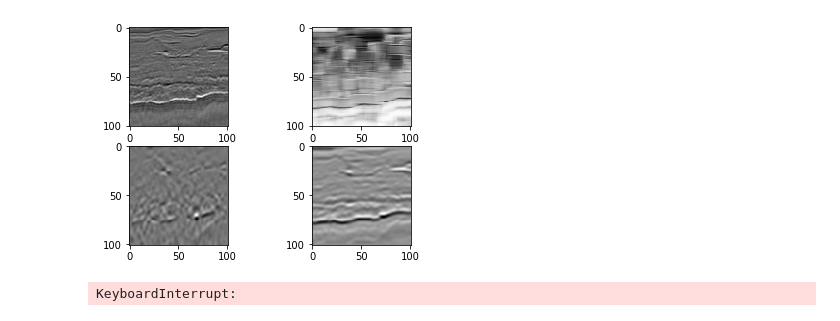
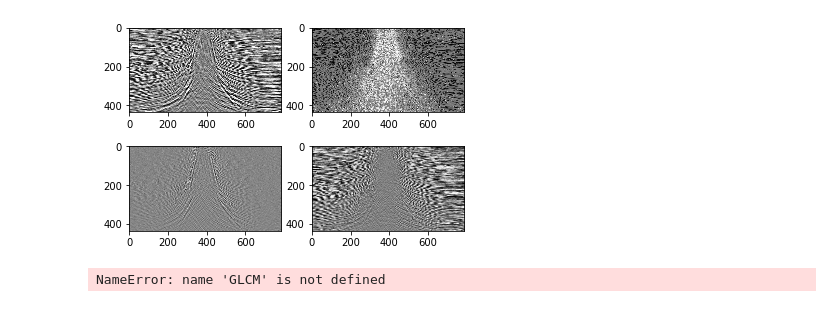
Before and after one commit to cvsaltdome/cv_project, a Jupyter notebook: gl.ipynb, the cells around one changed output. Saved outputs shown, nothing was run; the diff lists cells and outputs as text; code cells hidden in the pictures.

```diff
--- a/gl.ipynb
+++ b/gl.ipynb
@@ -17,7 +17,7 @@ import cv2
 import numpy as np
 import random
 def get_image_files():
-    return glob.glob(os.path.join("data/original", '*.png'))
+    return glob.glob(os.path.join("data/original", '1.png'))
 
 # See PyCharm help at https://www.jetbrains.com/help/pycharm/
 def show_in_plot(img1, img2, img3, img4):
@@ -63,33 +63,38 @@ def treat(img_path):
 
     I = I
 
     patch_size = 3
     Gx = cv2.Sobel(I, cv2.CV_64F, 1, 0, ksize=patch_size)
     Gy = cv2.Sobel(I, cv2.CV_64F, 0, 1, ksize=patch_size)
 
     w, h = I.shape
-    patch_size = 11
+    patch_size = 3
 
     covxx = np.zeros((w, h))
     covxy = np.zeros((w, h))
     covyx = np.zeros((w, h))
     covyy = np.zeros((w, h))
     GLCM=np.zeros((w, h))
 
     for i in range(0, w):
         for j in range(0, h):
             patch = get_patch_at(I, i, j, patch_size)
             glcm = greycomatrix(patch, distances=[1], angles=[90], levels=256,symmetric=True, normed=True)
             GLCM[i,j]=greycoprops(glcm, 'correlation')[0, 0]
 
     covxy = np.abs(covxy)
     covxy = covxy / np.max(covxy)
     # show_in_plot(covxx)
     show_in_plot(I, GLCM, Gx, Gy)
+    GLCM=(GLCM-np.min(GLCM))/np.ptp(GLCM)*255
+    cv2.imwrite('glcm.png', GLCM.astype(np.uint8))
     # show_in_plot(covyy)
 images_path = get_image_files()
 for image in images_path:
     treat(image)
 # %% [output]
-[figure, old version]
+[figure, new version]
-KeyboardInterrupt:
+# %%
+cv2.imwrite('glcm.png', GLCM)
+# %% [output]
+NameError: name 'GLCM' is not defined
```
Also changed, not shown: 11 other files.
